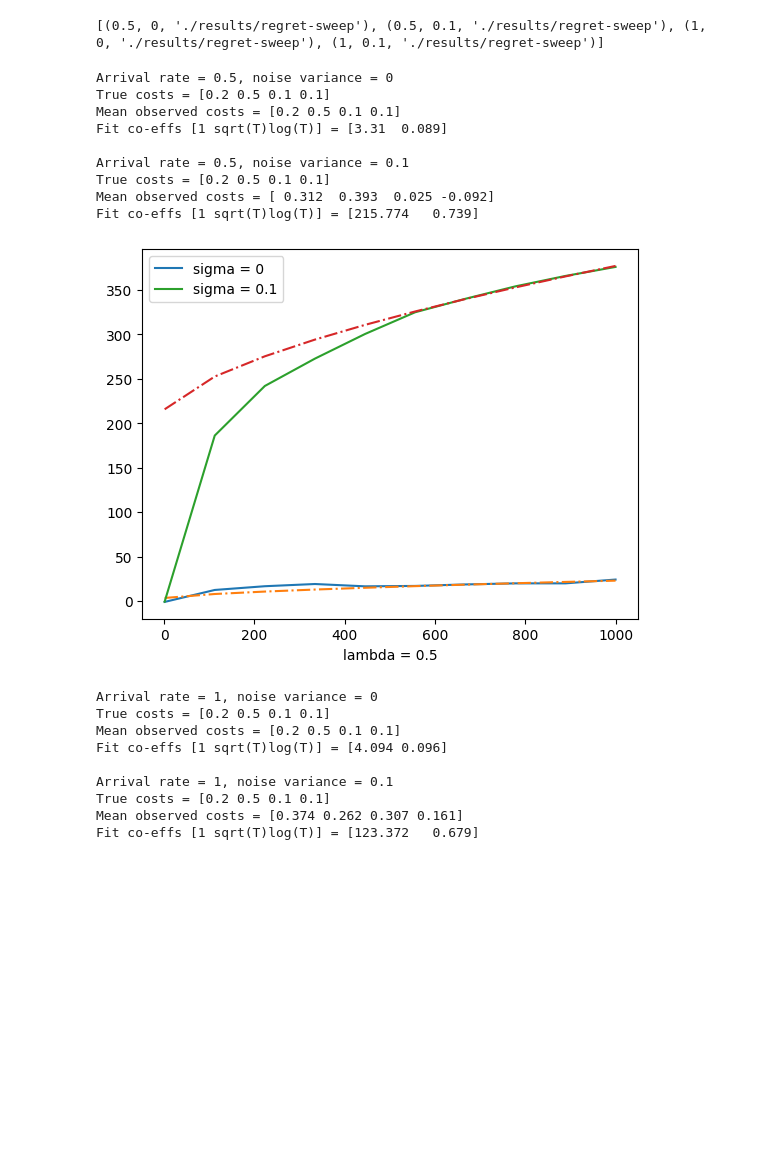
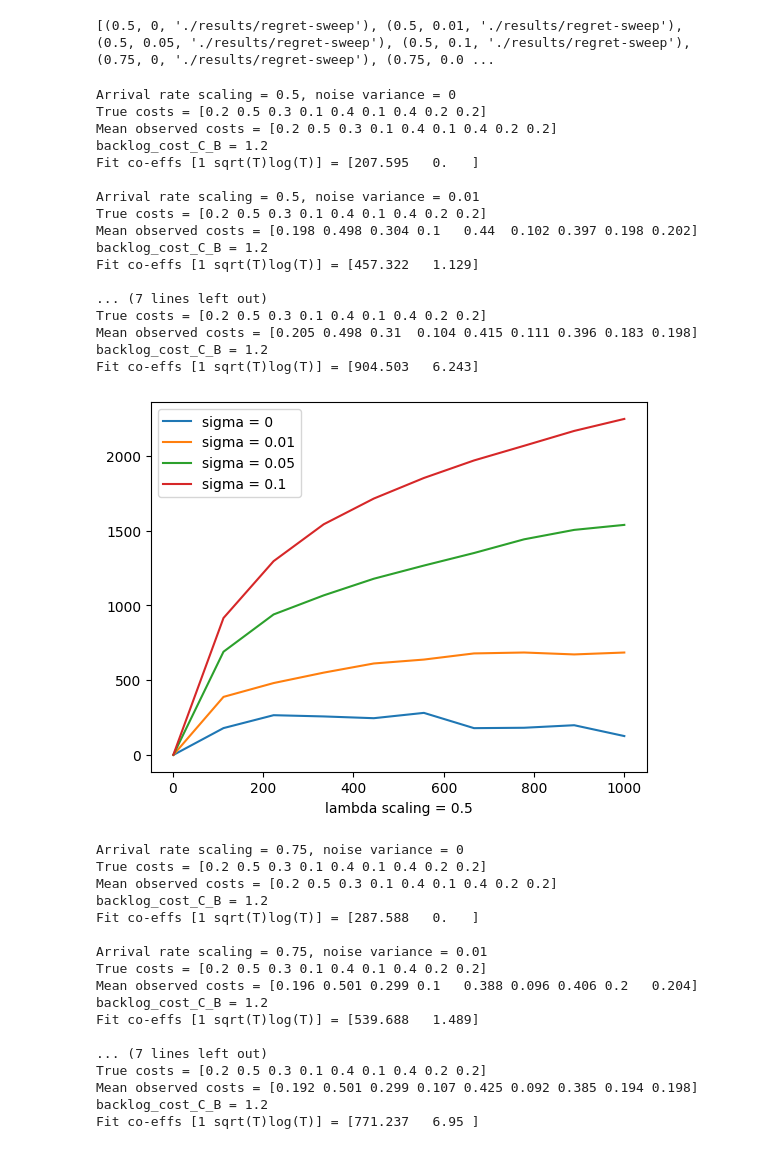
Before and after one commit to SathwikChadaga/Optimistic-DPP-Improved-Regret, a Jupyter notebook: regret_sweep.ipynb, the cells around one changed output. Saved outputs shown, nothing was run; the diff lists cells and outputs as text; code cells hidden in the pictures; blank space fills up the shorter version.

```diff
--- a/regret_sweep.ipynb
+++ b/regret_sweep.ipynb
@@ -18,8 +18,8 @@ reload(swpr)
 reload(pltutils);
 # %%
 save_directory = './results/regret-sweep' # will not save if set to None
-arrival_rate_scaling_list = [0.5, 1]
-noise_variances_list = [0,0.1]
+arrival_rate_scaling_list = [0.5, 0.75, 1]
+noise_variances_list = [0,0.01,0.05,0.1]
 
 pooled_sweep_args = []
 for arrival_rate_scaling in arrival_rate_scaling_list:
@@ -27,7 +27,7 @@ for arrival_rate_scaling in arrival_rate_scaling_list:
         pooled_sweep_args.append((arrival_rate_scaling, noise_variance, save_directory))
 print(pooled_sweep_args)
 # %% [output]
-[(0.5, 0, './results/regret-sweep'), (0.5, 0.1, './results/regret-sweep'), (1, 0, './results/regret-sweep'), (1, 0.1, './results/regret-sweep')]
+[(0.5, 0, './results/regret-sweep'), (0.5, 0.01, './results/regret-sweep'), (0.5, 0.05, './results/regret-sweep'), (0.5, 0.1, './results/regret-sweep'), (0.75, 0, './results/regret-sweep'), (0.75, 0.0 ...
 # %%
 # np.random.seed(0)
 # for args in pooled_sweep_args:
@@ -39,48 +40,67 @@ if __name__ == '__main__':
 # %%
 for arrival_rate_scaling in arrival_rate_scaling_list:
     for noise_variance in noise_variances_list:
         with open(save_directory + '/regret-lambda-' + str(arrival_rate_scaling).replace('.','_') + '-var-' + str(noise_variance).replace('.','_') + '.pkl', 'rb') as f:
             current_result = pkl.load(f)
 
-        dpop_costs =  current_result['dpop_costs']
+        dpop_tran_costs =  current_result['dpop_tran_costs']
+        dpop_backlogs = current_result['dpop_backlogs']
+        backlog_cost_C_B = current_result['C_L']
         stat_costs = current_result['stat_costs']
         T_horizon_list = current_result['T_horizon_list']
         true_edge_costs = current_result['true_edge_costs']
         example_edge_cost_means = current_result['example_edge_cost_means']
 
         # print summary
         print('Arrival rate scaling = ' + str(arrival_rate_scaling) + ', noise variance = ' + str(noise_variance))
         print('True costs = ' + str(true_edge_costs))
         print('Mean observed costs = ' + np.array2string(example_edge_cost_means, precision=3, suppress_small=True))
+        print('backlog_cost_C_B = ' + str(backlog_cost_C_B))
 
         # get theoretical fit
-        dpop_regret = dpop_costs - stat_costs
+        dpop_regret = dpop_tran_costs + dpop_backlogs*backlog_cost_C_B - stat_costs
         theoretical_dpop_regret = pltutils.fit_regret_curve(T_horizon_list, dpop_regret)
         print(' ')
 
         # plot regret
-        plt.plot(T_horizon_list, dpop_costs - stat_costs, label = 'sigma = ' + str(noise_variance))
-        plt.plot(T_horizon_list, theoretical_dpop_regret, '-.')
+        plt.plot(T_horizon_list, dpop_regret, label = 'sigma = ' + str(noise_variance))
+        # plt.plot(T_horizon_list, theoretical_dpop_regret, '-.')
     plt.legend()
-    plt.xlabel('lambda scale = ' + str(arrival_rate_scaling))
+    plt.xlabel('lambda scaling = ' + str(arrival_rate_scaling))
     plt.show()
 # %% [output]
-Arrival rate = 0.5, noise variance = 0
-True costs = [0.2 0.5 0.1 0.1]
-Mean observed costs = [0.2 0.5 0.1 0.1]
-Fit co-effs [1 sqrt(T)log(T)] = [3.31  0.089]
+Arrival rate scaling = 0.5, noise variance = 0
+True costs = [0.2 0.5 0.3 0.1 0.4 0.1 0.4 0.2 0.2]
+Mean observed costs = [0.2 0.5 0.3 0.1 0.4 0.1 0.4 0.2 0.2]
+backlog_cost_C_B = 1.2
+Fit co-effs [1 sqrt(T)log(T)] = [207.595   0.   ]
 
-Arrival rate = 0.5, noise variance = 0.1
-True costs = [0.2 0.5 0.1 0.1]
-Mean observed costs = [ 0.312  0.393  0.025 -0.092]
-Fit co-effs [1 sqrt(T)log(T)] = [215.774   0.739]
+Arrival rate scaling = 0.5, noise variance = 0.01
+True costs = [0.2 0.5 0.3 0.1 0.4 0.1 0.4 0.2 0.2]
+Mean observed costs = [0.198 0.498 0.304 0.1   0.44  0.102 0.397 0.198 0.202]
+backlog_cost_C_B = 1.2
+Fit co-effs [1 sqrt(T)log(T)] = [457.322   1.129]
+
+... (7 lines left out)
+True costs = [0.2 0.5 0.3 0.1 0.4 0.1 0.4 0.2 0.2]
+Mean observed costs = [0.205 0.498 0.31  0.104 0.415 0.111 0.396 0.183 0.198]
+backlog_cost_C_B = 1.2
+Fit co-effs [1 sqrt(T)log(T)] = [904.503   6.243]
-[figure, old version]
+[figure, new version]
-Arrival rate = 1, noise variance = 0
-True costs = [0.2 0.5 0.1 0.1]
-Mean observed costs = [0.2 0.5 0.1 0.1]
-Fit co-effs [1 sqrt(T)log(T)] = [4.094 0.096]
+Arrival rate scaling = 0.75, noise variance = 0
+True costs = [0.2 0.5 0.3 0.1 0.4 0.1 0.4 0.2 0.2]
+Mean observed costs = [0.2 0.5 0.3 0.1 0.4 0.1 0.4 0.2 0.2]
+backlog_cost_C_B = 1.2
+Fit co-effs [1 sqrt(T)log(T)] = [287.588   0.   ]
 
-Arrival rate = 1, noise variance = 0.1
-True costs = [0.2 0.5 0.1 0.1]
-Mean observed costs = [0.374 0.262 0.307 0.161]
-Fit co-effs [1 sqrt(T)log(T)] = [123.372   0.679]
+Arrival rate scaling = 0.75, noise variance = 0.01
+True costs = [0.2 0.5 0.3 0.1 0.4 0.1 0.4 0.2 0.2]
+Mean observed costs = [0.196 0.501 0.299 0.1   0.388 0.096 0.406 0.2   0.204]
+backlog_cost_C_B = 1.2
+Fit co-effs [1 sqrt(T)log(T)] = [539.688   1.489]
+
+... (7 lines left out)
+True costs = [0.2 0.5 0.3 0.1 0.4 0.1 0.4 0.2 0.2]
+Mean observed costs = [0.192 0.501 0.299 0.107 0.425 0.092 0.385 0.194 0.198]
+backlog_cost_C_B = 1.2
+Fit co-effs [1 sqrt(T)log(T)] = [771.237   6.95 ]
```
Also changed, not shown: parts of 2 cells of this notebook, 7 other files.
